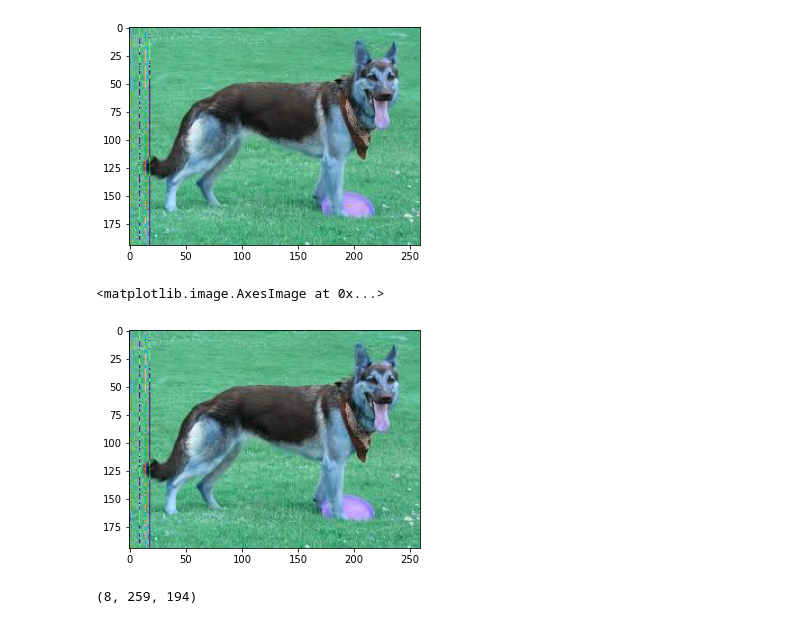
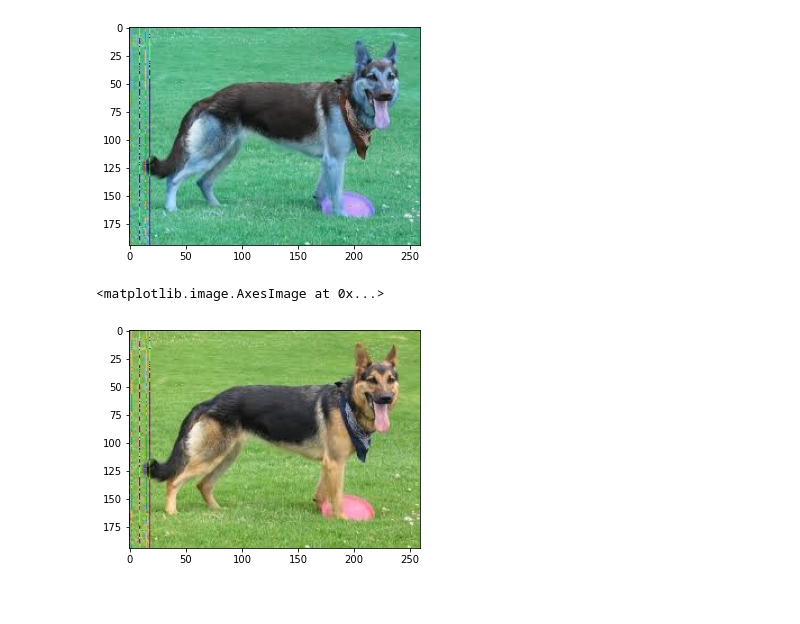
Before and after one commit to Matt88Ac/Hilbert-Huang-Transform-Super-Resolution, a Jupyter notebook: Runner.ipynb, the cells around one changed output. Cells and saved outputs as stored; diff of their text form; code cells hidden in the pictures.

```diff
--- a/Runner.ipynb
+++ b/Runner.ipynb
@@ -26,11 +26,7 @@ imshow(dec[0] + dec[1] + dec[2] + dec[3] + dec[4] + dec[5] + dec[6])
 <matplotlib.image.AxesImage at 0x...>
 [figure]
 # %%
-imshow(dec.reConstruct())
+imshow(dec.Show())
 # %% [output]
 <matplotlib.image.AxesImage at 0x...>
-[figure, old version]
+[figure, new version]
-# %%
-dec.Gs.shape
-# %% [output]
-(8, 259, 194)
```
Also changed, not shown: parts of 2 cells of this notebook, 1 other file.
